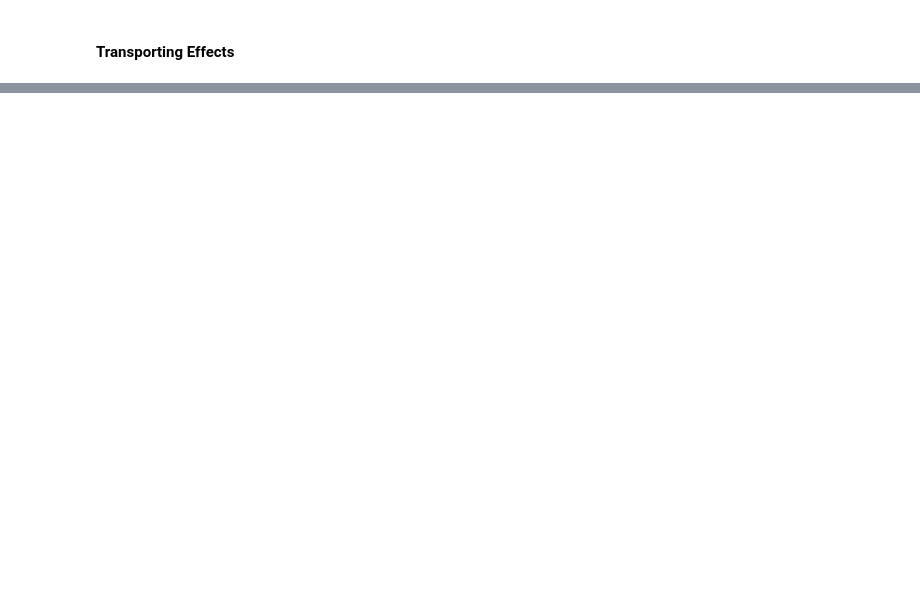
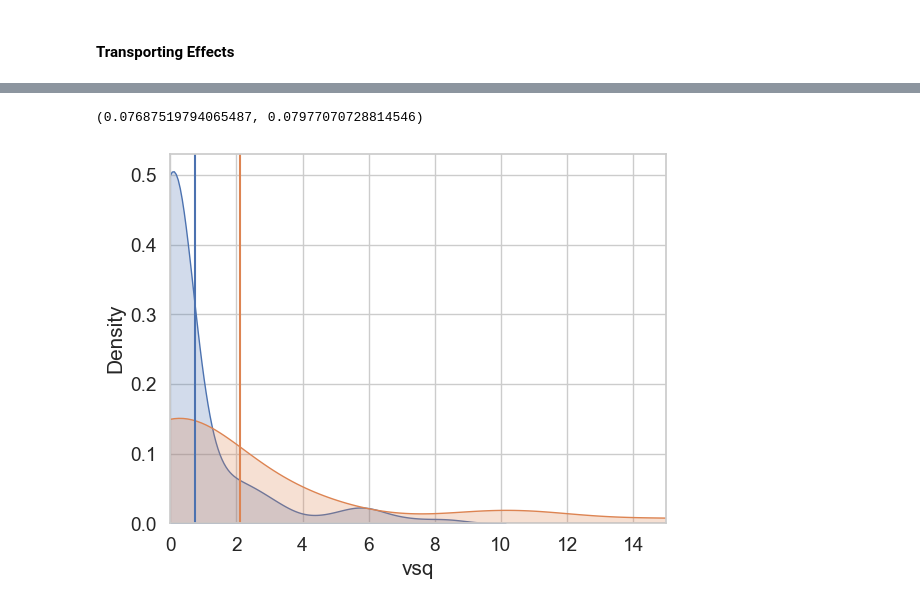
Before and after one commit to harsh-parikh/fuse, a Jupyter notebook: tedsa_analysis.ipynb, the cells around one changed output, grey strips where cells are left out. Saved outputs shown, nothing was run; the diff lists cells and outputs as text; code cells hidden in the pictures; blank space fills up the shorter version.

```diff
--- a/tedsa_analysis.ipynb
+++ b/tedsa_analysis.ipynb
@@ -352,0 +357,18 @@ D_forest.groupby(by=["Education(12y)", "Single", "Black"]).mean()[["v", "vsq", "
+# %%
+# D_rash = pd.read_csv("tedsa_analysis_forest_rashomon_opt.csv", index_col=0)
+
+# np.random.seed(42)
+# explainer = en.GradientBoostingClassifier(
+#     # base_estimator=tree.DecisionTreeClassifier(max_depth=3)
+# ).fit(D_rash[X1.columns], D_rash["w_opt"])
+
+w = explainer.predict(data_dummy[X.columns])
+data_dummy["w"] = w
+
+pd.concat(
+    [
+        data_dummy.groupby(by="S").mean().T.round(2),
+        data_dummy.loc[data_dummy["w"] == 1].groupby(by="S").mean().T.round(2),
+    ],
+    axis=1,
+)
@@ -393,0 +433,18 @@ Post Pruning, ATTE: 0.05 ± 2.69
+# %%
+sns.kdeplot(D_rash.loc[D_rash["w_opt"] == 1]["vsq"], fill=True)
+sns.kdeplot(D_rash.loc[D_rash["w_opt"] == 0]["vsq"], fill=True)
+plt.axvline(D_rash.loc[D_rash["w_opt"] == 1]["vsq"].mean(), c="C0")
+plt.axvline(D_rash.loc[D_rash["w_opt"] == 0]["vsq"].mean(), c="C1")
+plt.xlim(0, 15)
+print(
+    (
+        np.sqrt(
+            D_rash.loc[data_dummy["w"] == 1]["vsq"].mean()
+            / D_rash.loc[data_dummy["w"] == 1]["vsq"].count()
+        ),
+        np.sqrt(D_rash["vsq"].mean() / D_rash["vsq"].count()),
+    )
+)
+# %% [output]
+(0.07687519794065487, 0.07977070728814546)
+[figure, added]
```
Also changed, not shown: parts of 16 cells of this notebook, 4 other files.
